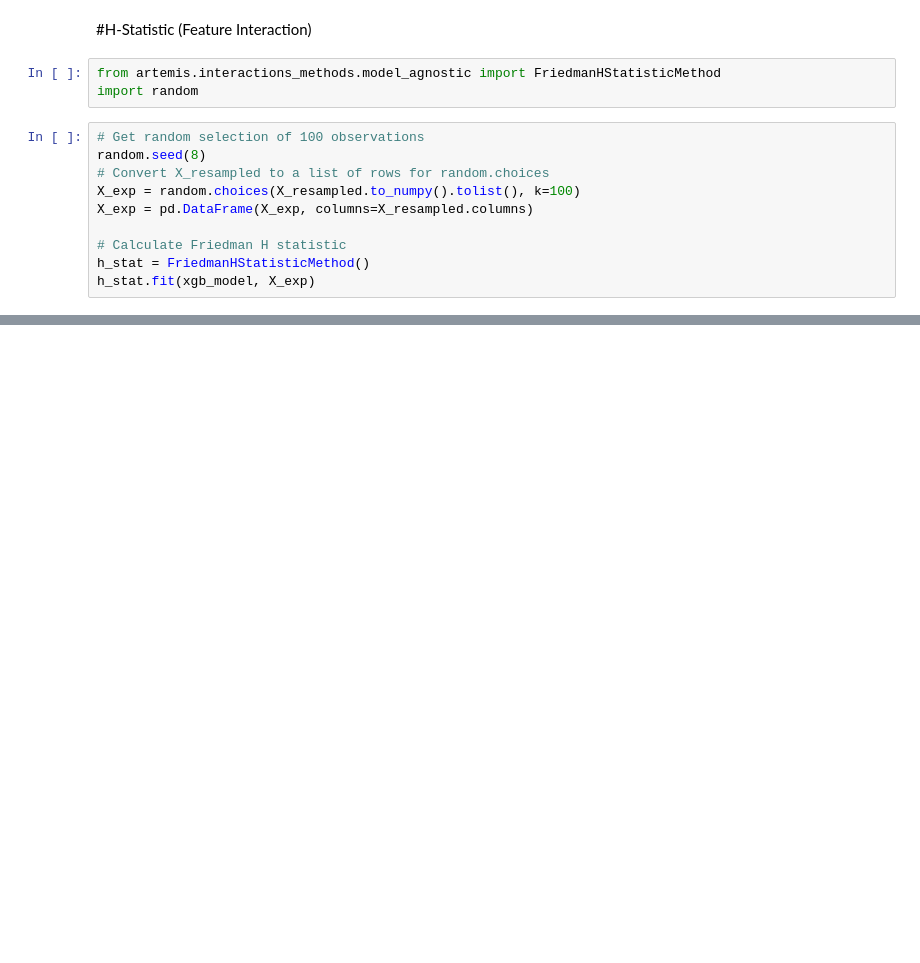
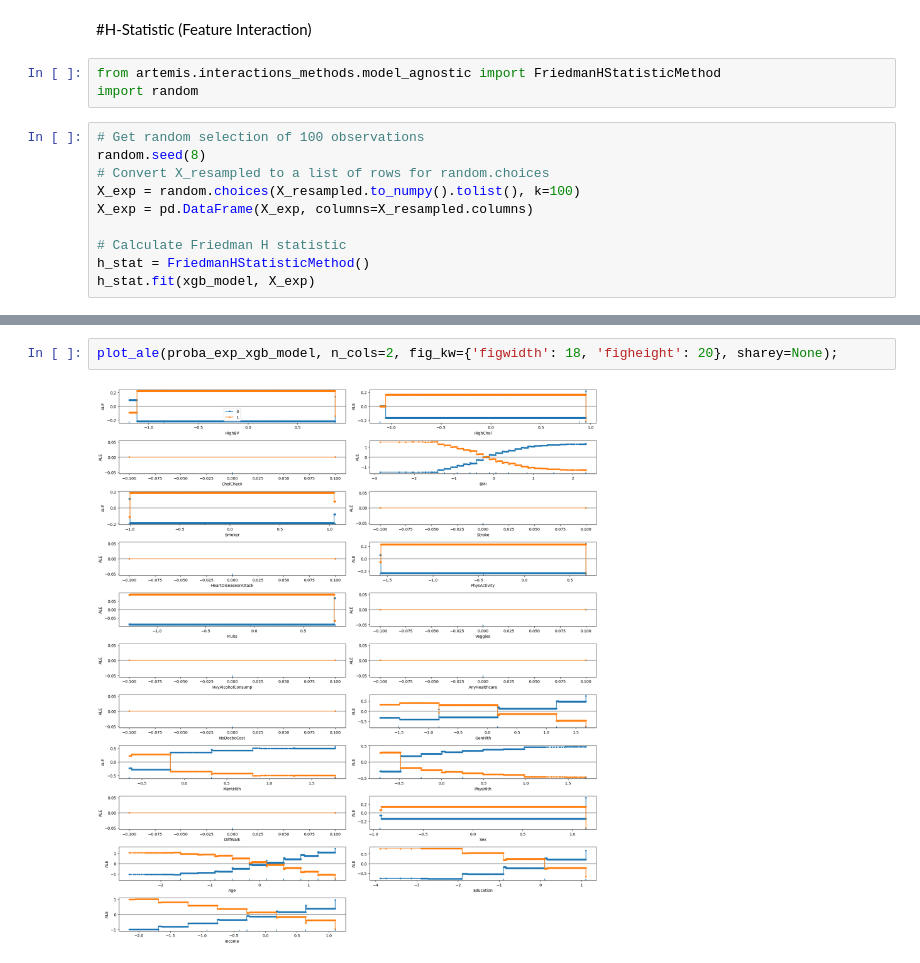
Before and after one commit to Mohamed3alaa/Mid-progress.dsai305, a Jupyter notebook: Ahmed_Mohammed_202202168(XGBoost_&_DT_by_Conditional_GAN).ipynb, the cells around one changed output, grey strips where cells are left out. Drawn from its saved outputs; the diff is of its cells as text; blank space fills up the shorter version.

```diff
--- a/Ahmed_Mohammed_202202168(XGBoost_&_DT_by_Conditional_GAN).ipynb
+++ b/Ahmed_Mohammed_202202168(XGBoost_&_DT_by_Conditional_GAN).ipynb
@@ -297,0 +336,4 @@ h_stat.plot(vis_type='bar_chart',ax=ax)
+# %%
+plot_ale(proba_exp_xgb_model, n_cols=2, fig_kw={'figwidth': 18, 'figheight': 20}, sharey=None);
+# %% [output]
+[figure, added]
```
Also changed, not shown: parts of 18 cells of this notebook, 2 other files.
